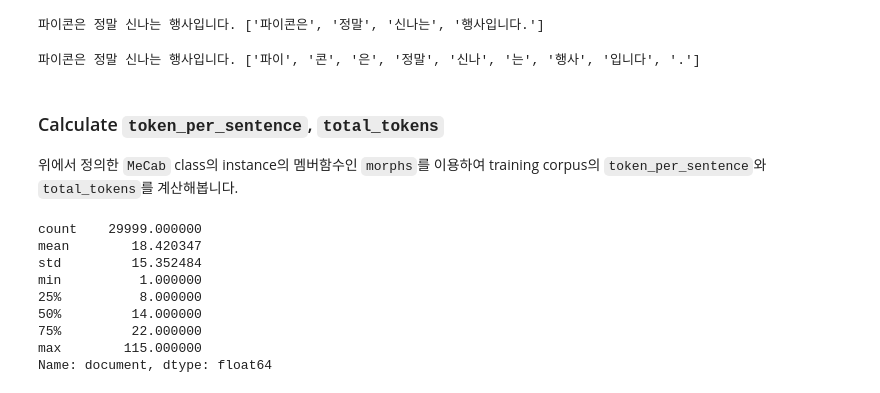
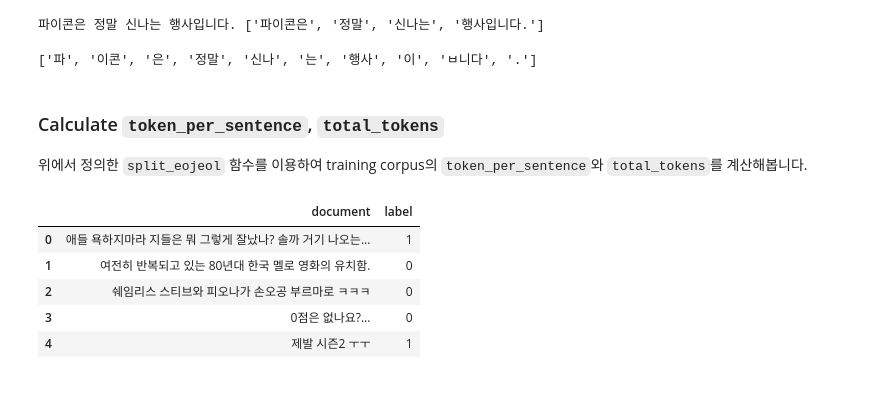
Before and after one commit to seopbo/first_project_nlp, a Jupyter notebook: exercise/eda.ipynb, the cells around one changed output. Saved outputs shown, nothing was run; the diff lists cells and outputs as text; code cells hidden in the pictures.

```diff
--- a/exercise/eda.ipynb
+++ b/exercise/eda.ipynb
@@ -42,10 +46,3 @@ def split_eojeol(s: str) -> List[str]:
 print(example_sentence, split_eojeol(example_sentence))
 # %% [output]
 파이콘은 정말 신나는 행사입니다. ['파이콘은', '정말', '신나는', '행사입니다.']
-# %%
-# 문장을 형태소기준으로 split
-from mecab import MeCab
-split_morph = MeCab().morphs
-print(example_sentence, split_morph(example_sentence))
-# %% [output]
-파이콘은 정말 신나는 행사입니다. ['파이', '콘', '은', '정말', '신나', '는', '행사', '입니다', '.']
@@ -52,16 +51,19 @@ print(example_sentence, split_morph(example_sentence))
+# %%
+Komoran().morphs(example_sentence)
+# %% [output]
+['파', '이콘', '은', '정말', '신나', '는', '행사', '이', 'ㅂ니다', '.']
 # %% [markdown]
 ### Calculate `token_per_sentence`, `total_tokens`
-위에서 정의한 `MeCab` class의 instance의 멤버함수인 `morphs`를 이용하여 training corpus의 `token_per_sentence`와 `total_tokens`를 계산해봅니다.
+위에서 정의한 `split_eojeol` 함수를 이용하여 training corpus의 `token_per_sentence`와 `total_tokens`를 계산해봅니다.
+# %%
+tr_dataset.head()
+# %% [output]
+|  | document | label |
+| 0 | 애들 욕하지마라 지들은 뭐 그렇게 잘났나? 솔까 거기 나오는... | 1 |
+| 1 | 여전히 반복되고 있는 80년대 한국 멜로 영화의 유치함. | 0 |
+| 2 | 쉐임리스 스티브와 피오나가 손오공 부르마로 ㅋㅋㅋ | 0 |
+| 3 | 0점은 없나요?... | 0 |
+| 4 | 제발 시즌2 ㅜㅜ | 1 |
 # %%
-length_of_sen = tr_dataset['document'].apply(lambda sen: len(split_morph(sen)))
-length_of_sen.describe()
+length_of_sen = tr_dataset['document'].apply(lambda sen: len(split_eojeol(sen)))
+# length_of_sen.describe()
-# %% [output]
-count    29999.000000
-mean        18.420347
-std         15.352484
-min          1.000000
-25%          8.000000
-50%         14.000000
-75%         22.000000
-max        115.000000
-Name: document, dtype: float64
```
Also changed, not shown: parts of 6 cells of this notebook, 5 other files.
